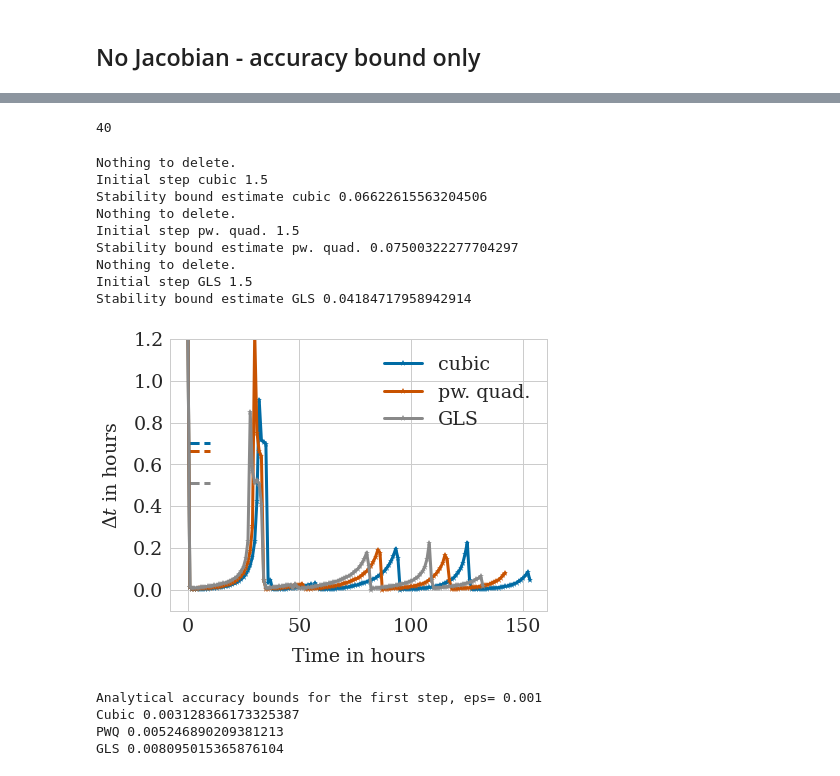
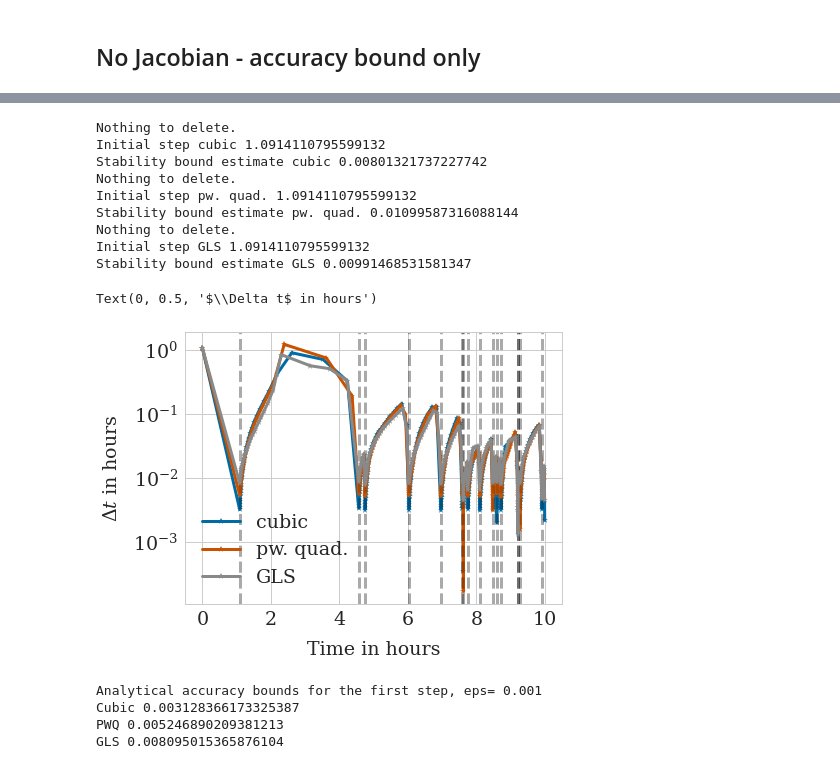
Before and after one commit to somathias/cbmos, a Jupyter notebook: exp-draft_global_adaptivity_monolayer_growth.ipynb, the cells around one changed output, grey strips where cells are left out. Drawn from its saved outputs; the diff is of its cells as text; code cells hidden in the pictures.

```diff
--- a/exp-draft_global_adaptivity_monolayer_growth.ipynb
+++ b/exp-draft_global_adaptivity_monolayer_growth.ipynb
@@ -119,6 +119,8 @@ GLS 0.5128205128205129
 #plt.plot(t_data, 1.0/gp_cubic*np.ones(len(t_data)), linestyle='--', color=colors['cubic'] )
 #plt.plot(t_data, 1.0/gp_PWQ*np.ones(len(t_data)), linestyle='--', color=colors['pw. quad.'] )
 #plt.plot(t_data, 1.0/gp_GLS*np.ones(len(t_data)), linestyle='--', color=colors['GLS'] )
+
+fig, ax1= plt.subplots()
 
 for force in force_names:
 
@@ -137,15 +139,24 @@ for force in force_names:
     print('Stability bound estimate '+force + ' ' +str((dts[-2]+dts[-1])/2.0))
     #ts = np.loadtxt('time_points'+filename_ending[force]+'.txt')
     #plt.plot([len(clt) for clt in history])
-    plt.plot(ts[:-1], dts,'-*', label=force, color=colors[force])
+    #ax2= ax1.twinx()
+    #ax2.plot(ts, [len(clt) for clt in history])
+
+    n_cells = [len(clt) for clt in history]
+    division_time_indices = np.where(np.diff(n_cells) == 1)[0]
+    division_times = np.array(ts)[division_time_indices]
+    for xc in division_times:
+        ax1.axvline(x=xc, color='black', linestyle="--", alpha=0.125)
+
+    ax1.semilogy(ts[:-1], dts,'-*', label=force, color=colors[force])
 
 
 
 
 #plt.legend()
-#plt.xlabel('Time in hours')
-#plt.ylabel('$\Delta t$ in hours')
-#plt.ylim([-0.1, 1.2])
+plt.xlabel('Time in hours')
+plt.ylabel('$\Delta t$ in hours')
+#ax1.set(ylim=[-0.5, 3.2])
 #plt.savefig('adaptivity_local_compression_eps0_01.pdf', bbox_inches='tight')
 #plt.savefig('adaptivity_pairwise_relaxation_eps0_01.png', bbox_inches='tight')
 # %% [output]
@@ -205,45 +171,54 @@ ts
-# %%
-len(dts)
-# %% [output]
-40
 # %%
-plt.plot(t_data, 1.0/gp_cubic*np.ones(len(t_data)), linestyle='--', color=colors['cubic'] )
-plt.plot(t_data, 1.0/gp_PWQ*np.ones(len(t_data)), linestyle='--', color=colors['pw. quad.'] )
-plt.plot(t_data, 1.0/gp_GLS*np.ones(len(t_data)), linestyle='--', color=colors['GLS'] )
+#plt.plot(t_data, 1.0/gp_cubic*np.ones(len(t_data)), linestyle='--', color=colors['cubic'] )
+#plt.plot(t_data, 1.0/gp_PWQ*np.ones(len(t_data)), linestyle='--', color=colors['pw. quad.'] )
+#plt.plot(t_data, 1.0/gp_GLS*np.ones(len(t_data)), linestyle='--', color=colors['GLS'] )
 
 for force in force_names:
 
     try:
         os.remove('step_sizes'+filename_ending[force]+'.txt')
+    except FileNotFoundError:
+        print('Nothing to delete.')
+    try:
         os.remove('time_points'+filename_ending[force]+'.txt')
+    except FileNotFoundError:
+        print('Nothing to delete.')
+    try:
         os.remove('AFs'+filename_ending[force]+'.txt')
-
     except FileNotFoundError:
         print('Nothing to delete.')
 
     ts, history = models_ef[force].simulate(cell_list, t_data, params[force], {"eps": 0.001, "eta":0.0001, "out": filename_ending[force], 'write_to_file': True}, seed=seed)
     dts = np.loadtxt('step_sizes'+filename_ending[force]+'.txt')
     print('Initial step '+force + ' ' +str(dts[0]))
     print('Stability bound estimate '+force + ' ' +str((dts[-2]+dts[-1])/2.0))
-    plt.plot( dts,'-*', label=force, color=colors[force])
+
+    n_cells = [len(clt) for clt in history]
+    division_time_indices = np.where(np.diff(n_cells) == 1)[0]
+    division_times = np.array(ts)[division_time_indices]
+    for xc in division_times:
+        plt.axvline(x=xc, color='black', linestyle="--", alpha=0.125)
+
+    plt.semilogy(ts[:-1],  dts,'-*', label=force, color=colors[force])
 
 plt.legend()
 plt.xlabel('Time in hours')
 plt.ylabel('$\Delta t$ in hours')
-plt.ylim([-0.1, 1.2])
-plt.savefig('adaptivity_local_compression_eps0_001.pdf', bbox_inches='tight')
+#plt.ylim([-0.1, 1.2])
+#plt.savefig('adaptivity_local_compression_eps0_001.pdf', bbox_inches='tight')
 #plt.savefig('adaptivity_pairwise_relaxation_eps0_001.png', bbox_inches='tight')
 # %% [output]
 Nothing to delete.
-Initial step cubic 1.5
-Stability bound estimate cubic 0.06622615563204506
+Initial step cubic 1.0914110795599132
+Stability bound estimate cubic 0.00801321737227742
 Nothing to delete.
-Initial step pw. quad. 1.5
-Stability bound estimate pw. quad. 0.07500322277704297
+Initial step pw. quad. 1.0914110795599132
+Stability bound estimate pw. quad. 0.01099587316088144
 Nothing to delete.
-Initial step GLS 1.5
-Stability bound estimate GLS 0.04184717958942914
+Initial step GLS 1.0914110795599132
+Stability bound estimate GLS 0.00991468531581347
+Text(0, 0.5, '$\\Delta t$ in hours')
-[figure, old version]
+[figure, new version]
 # %%
 # Accuracy bound for initial step:
 eps = 0.001
```
Also changed, not shown: parts of 8 cells of this notebook, 2 other files.
